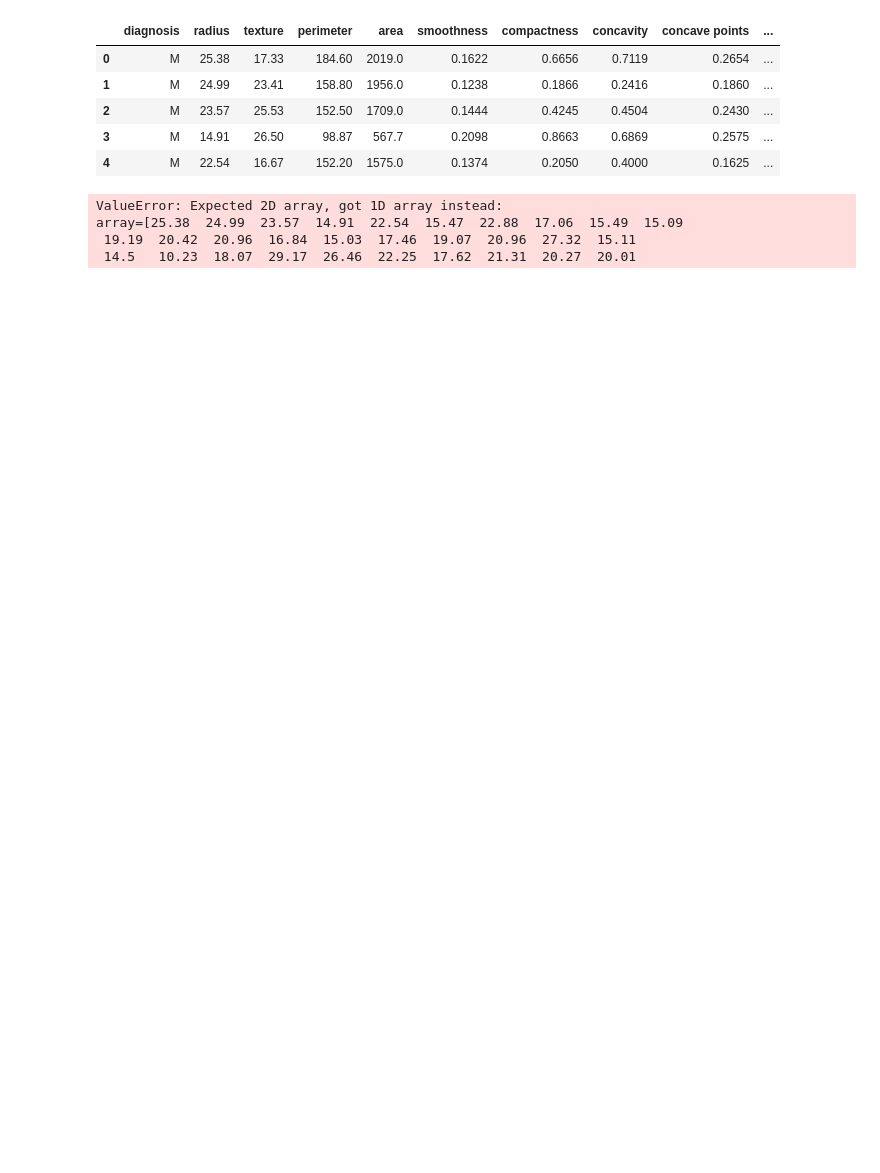
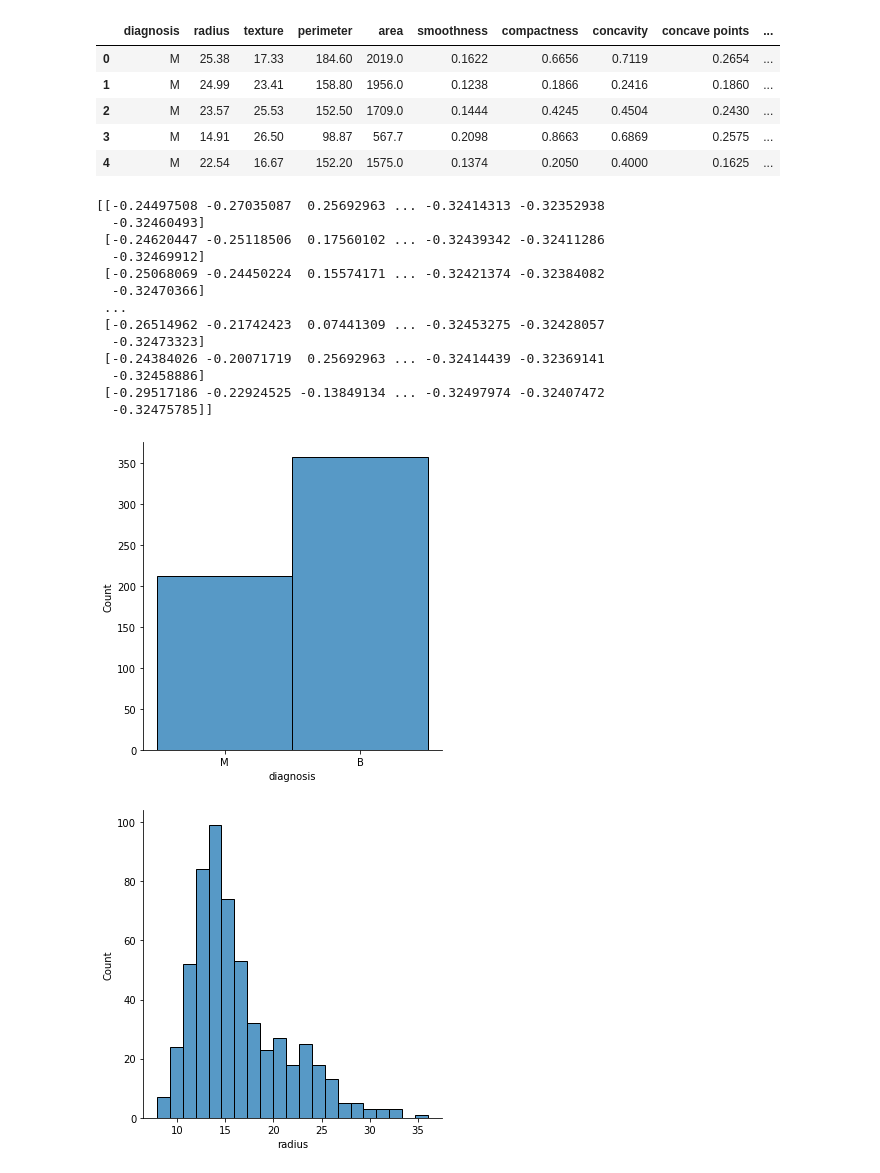
Before and after one commit to zapper-95/WDBC-ML, a Jupyter notebook: joe's_notebook.ipynb, the cells around one changed output. Drawn from its saved outputs; the diff is of its cells as text; code cells hidden in the pictures; blank space fills up the shorter version.

Commit message:
graphs and stuff

```diff
--- a/joe's_notebook.ipynb
+++ b/joe's_notebook.ipynb
@@ -15,14 +15,32 @@ wc.head()
 | 3 | M | 14.91 | 26.50 | 98.87 | 567.7 | 0.2098 | 0.8663 | 0.6869 | 0.2575 | ... |
 | 4 | M | 22.54 | 16.67 | 152.20 | 1575.0 | 0.1374 | 0.2050 | 0.4000 | 0.1625 | ... |
 # %%
-import numpy as np
-
-X = wc.iloc[:, -10:].values # training data is the last ten elements
+import seaborn as sns
+X_raw = wc.iloc[:, -10:].values # training data is the last ten elements
 y_raw = wc.iloc[:, 0].values
 y = [1 if i == "M" else 0 for i in y_raw]
-#print(y)
+
+#x_norm = (X - X.min()) / (X.max() - X.min())
+#X_norm = (X - X.min()) / (X.max() - X.min()) #min max normalisation
+#x_norm = (x - x.mean()) / (x.max() - x.min()) #mean normalisation
+X = (X_raw - X_raw.mean()) / X_raw.std() #standardization - must follow a gaussian distribution
+
+print(X)
+for column in column_names:
+    sns.displot(wc.loc[:, column])
 # %% [output]
-ValueError: Expected 2D array, got 1D array instead:
-array=[25.38  24.99  23.57  14.91  22.54  15.47  22.88  17.06  15.49  15.09
- 19.19  20.42  20.96  16.84  15.03  17.46  19.07  20.96  27.32  15.11
- 14.5   10.23  18.07  29.17  26.46  22.25  17.62  21.31  20.27  20.01
+[[-0.24497508 -0.27035087  0.25692963 ... -0.32414313 -0.32352938
+  -0.32460493]
+ [-0.24620447 -0.25118506  0.17560102 ... -0.32439342 -0.32411286
+  -0.32469912]
+ [-0.25068069 -0.24450224  0.15574171 ... -0.32421374 -0.32384082
+  -0.32470366]
+ ...
+ [-0.26514962 -0.21742423  0.07441309 ... -0.32453275 -0.32428057
+  -0.32473323]
+ [-0.24384026 -0.20071719  0.25692963 ... -0.32414439 -0.32369141
+  -0.32458886]
+ [-0.29517186 -0.22924525 -0.13849134 ... -0.32497974 -0.32407472
+  -0.32475785]]
+[figure, added]
+[figure, added]
```
Also changed, not shown: parts of 4 cells of this notebook.
